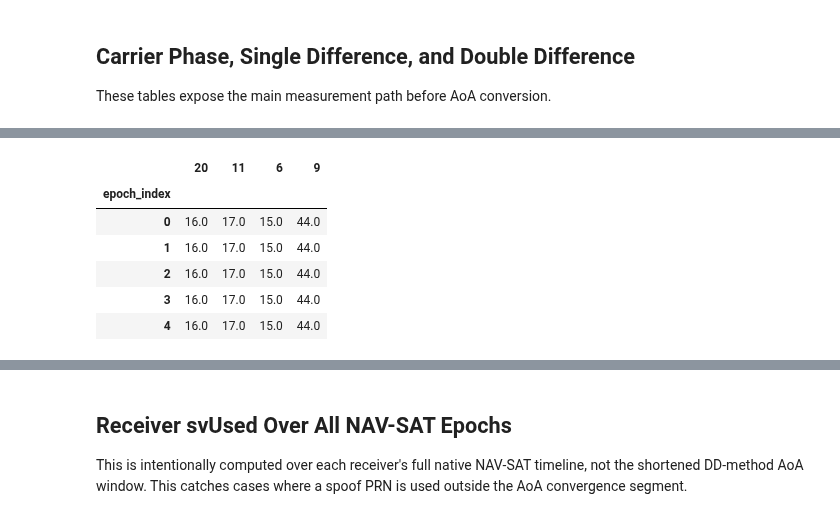
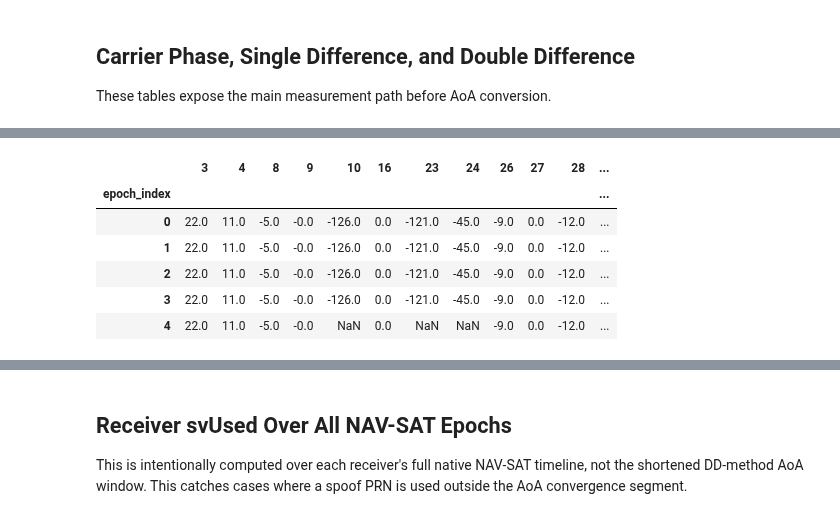
Before and after one commit to betty2310/angle, a Jupyter notebook: AOA_Paper.ipynb, the cells around one changed output, grey strips where cells are left out. Saved outputs shown, nothing was run; the diff lists cells and outputs as text; code cells hidden in the pictures.

```diff
--- a/AOA_Paper.ipynb
+++ b/AOA_Paper.ipynb
@@ -67,11 +71,13 @@ When `reference_svid` is set, it is an authoritative manual override: the pipeli
 # %%
-RUN_FULL = False
+RUN_FULL = True
 DEFAULT_LENGTH = None if RUN_FULL else 500
 OUTPUT_ROOT = Path("outputs/aoa_paper")
 
-PARTIAL_SPOOF_ENABLED = True
-SPOOF_SVIDS = (20,11,6,9)
-HARDCODED_REFERENCE_SVID = 12  # Current fixed DD reference.
+PARTIAL_SPOOF_ENABLED = False
+SPOOF_SVIDS = (10, 23, 24, 25)
+HARDCODED_REFERENCE_SVID = 16  # Most stable common receiver reference in the probe run.
+# Fixed for the complete experiment, as assumed by the paper. Replace with a surveyed value.
+FIXED_REFERENCE_ALPHA_DEG = 66.6
 EXCLUDED_ANALYSIS_SVIDS = ()
 CONVERGENCE_THRESHOLD_DEG = 5.0
 SCORE_THRESHOLD = 0.5
@@ -83,10 +89,10 @@ SCORE_THRESHOLD = 0.5
 SINGLE_DIFFERENCE_ORDER = "rx2-rx1"
 
 SCENARIO_CONFIG = DatasetConfig(
-    name=f"sp-partial-19-06/18-06-prn{HARDCODED_REFERENCE_SVID}-pairwise",
-    receiver1_path=Path("dataset/sp-partial-19-06/18-06/COM3___9600_260618_095042.ubx"),
-    receiver2_path=Path("dataset/sp-partial-19-06/18-06/COM4___9600_260618_095054.ubx"),
-    alpha_r_deg=None,
+    name="sp-partial-28-08-v4",
+    receiver1_path=Path("/Users/betty/Developer/research/angle/dataset/sp-partial-28-08/v4/COM3___9600_260828_111540.ubx"),
+    receiver2_path=Path("/Users/betty/Developer/research/angle/dataset/sp-partial-28-08/v4/COM4___9600_260828_111534.ubx"),
+    alpha_r_deg=FIXED_REFERENCE_ALPHA_DEG,
     reference_svid=HARDCODED_REFERENCE_SVID,
     selected_svids=SPOOF_SVIDS if PARTIAL_SPOOF_ENABLED else None,
     excluded_reference_svids=tuple(dict.fromkeys((*SPOOF_SVIDS, *EXCLUDED_ANALYSIS_SVIDS))) if PARTIAL_SPOOF_ENABLED else EXCLUDED_ANALYSIS_SVIDS,
@@ -110,6 +116,8 @@ pd.DataFrame(
             "partial_spoof_enabled": PARTIAL_SPOOF_ENABLED,
             "spoof_svids": SPOOF_SVIDS,
             "hardcoded_reference_svid": SCENARIO_CONFIG.reference_svid,
+            "reference_alpha_deg": SCENARIO_CONFIG.alpha_r_deg,
+            "reference_alpha_trust": "fixed experimental assumption; not independently surveyed",
             "excluded_analysis_svids": EXCLUDED_ANALYSIS_SVIDS,
             "single_difference_order": SCENARIO_CONFIG.single_difference_order,
             "navsat_azimuth_bias_deg": SCENARIO_CONFIG.navsat_azimuth_bias_deg,
@@ -216,12 +216,70 @@ This is the paper rounding step. The mixed-case analysis uses authentic PRN 23 a
 # %%
 display(result.rounded_dd_cycles.head())
 display(result.fractional_dd_cycles.head())
 display(result.collapse_metrics)
+display(result.aoa_collapse_metrics)
+
+# In this known all-spoof experiment, every counterfeit signal and the DD reference
+# share one physical arrival direction. Therefore the hypothesis-conditioned Eq. 21
+# branch is m=0. This is the best common-source reconstruction, not an independent
+# ambiguity solution; the fractional-DD diagnostics below test the hypothesis first.
+if not PARTIAL_SPOOF_ENABLED:
+    full_spoof_svids = [
+        svid for svid in SPOOF_SVIDS
+        if svid in result.fractional_dd_cycles.columns
+        and result.fractional_dd_cycles[svid].notna().any()
+    ]
+    full_spoof_fixed_m0_aoa_deg = (
+        result.candidate_aoa_deg.loc[
+            result.candidate_aoa_deg["branch"].eq(0)
+            & result.candidate_aoa_deg["svid"].isin(full_spoof_svids),
+            ["epoch_index", "svid", "candidate_aoa_deg"],
+        ]
+        .pivot(index="epoch_index", columns="svid", values="candidate_aoa_deg")
+        .reindex(index=result.fractional_dd_cycles.index, columns=full_spoof_svids)
+    )
+    full_spoof_fixed_m0_aoa_deg.columns.name = None
+    _, full_spoof_fixed_m0_collapse_metrics = compute_collapse_metrics(
+        full_spoof_fixed_m0_aoa_deg
+    )
+
+    m_selection_comparison = pd.concat(
+        [
+            result.aoa_collapse_metrics.assign(method="paper_dp_smoothness"),
+            full_spoof_fixed_m0_collapse_metrics.assign(
+                method="known_common_source_fixed_m0"
+            ),
+        ],
+        ignore_index=True,
+    ).set_index("method")
+    selected_m_counts = (
+        result.selected_branch.reindex(columns=full_spoof_svids)
+        .rename_axis(index="epoch_index", columns="svid")
+        .stack()
+        .rename("selected_m")
+        .reset_index()
+        .groupby(["svid", "selected_m"]).size()
+        .rename("epoch_count")
+        .reset_index()
+    )
+
+    display(selected_m_counts)
+    display(m_selection_comparison)
+    display(full_spoof_fixed_m0_aoa_deg.median().rename("median_aoa_deg"))
+    full_spoof_fixed_m0_aoa_deg.to_csv(
+        SCENARIO_CONFIG.output_dir / "paper_full_spoof_fixed_m0_aoa_deg.csv"
+    )
+    m_selection_comparison.to_csv(
+        SCENARIO_CONFIG.output_dir / "paper_full_spoof_m_selection_comparison.csv"
+    )
+else:
+    full_spoof_fixed_m0_aoa_deg = pd.DataFrame()
+    full_spoof_fixed_m0_collapse_metrics = pd.DataFrame()
 # %% [output]
-|  | 20 | 11 | 6 | 9 |
-| epoch_index |  |  |  |  |
-| 0 | 16.0 | 17.0 | 15.0 | 44.0 |
-| 1 | 16.0 | 17.0 | 15.0 | 44.0 |
-| 2 | 16.0 | 17.0 | 15.0 | 44.0 |
-| 3 | 16.0 | 17.0 | 15.0 | 44.0 |
-| 4 | 16.0 | 17.0 | 15.0 | 44.0 |
+|  | 3 | 4 | 8 | 9 | 10 | 16 | 23 | 24 | 26 | 27 | 28 | ... |
+| epoch_index |  |  |  |  |  |  |  |  |  |  |  | ... |
+| 0 | 22.0 | 11.0 | -5.0 | -0.0 | -126.0 | 0.0 | -121.0 | -45.0 | -9.0 | 0.0 | -12.0 | ... |
+| 1 | 22.0 | 11.0 | -5.0 | -0.0 | -126.0 | 0.0 | -121.0 | -45.0 | -9.0 | 0.0 | -12.0 | ... |
+| 2 | 22.0 | 11.0 | -5.0 | -0.0 | -126.0 | 0.0 | -121.0 | -45.0 | -9.0 | 0.0 | -12.0 | ... |
+| 3 | 22.0 | 11.0 | -5.0 | -0.0 | -126.0 | 0.0 | -121.0 | -45.0 | -9.0 | 0.0 | -12.0 | ... |
+| 4 | 22.0 | 11.0 | -5.0 | -0.0 | NaN | 0.0 | NaN | NaN | -9.0 | 0.0 | -12.0 | ... |
```
Also changed, not shown: parts of 26 cells of this notebook.
